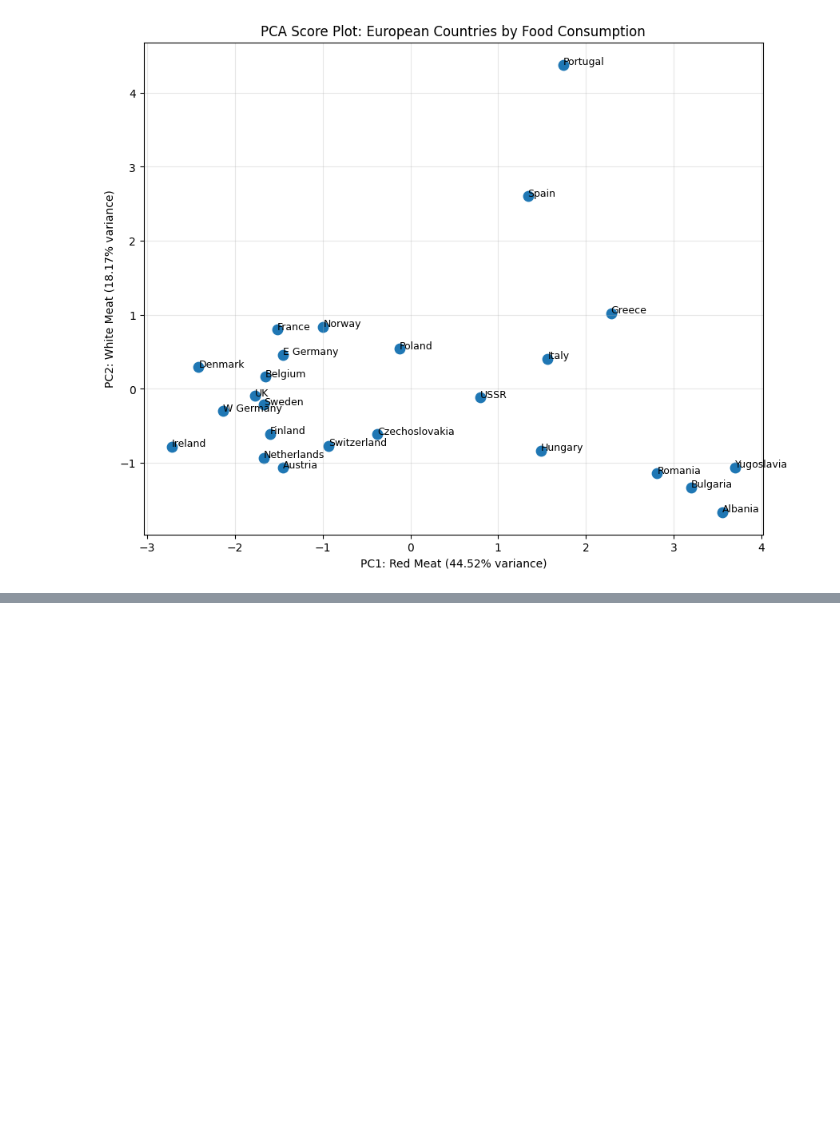
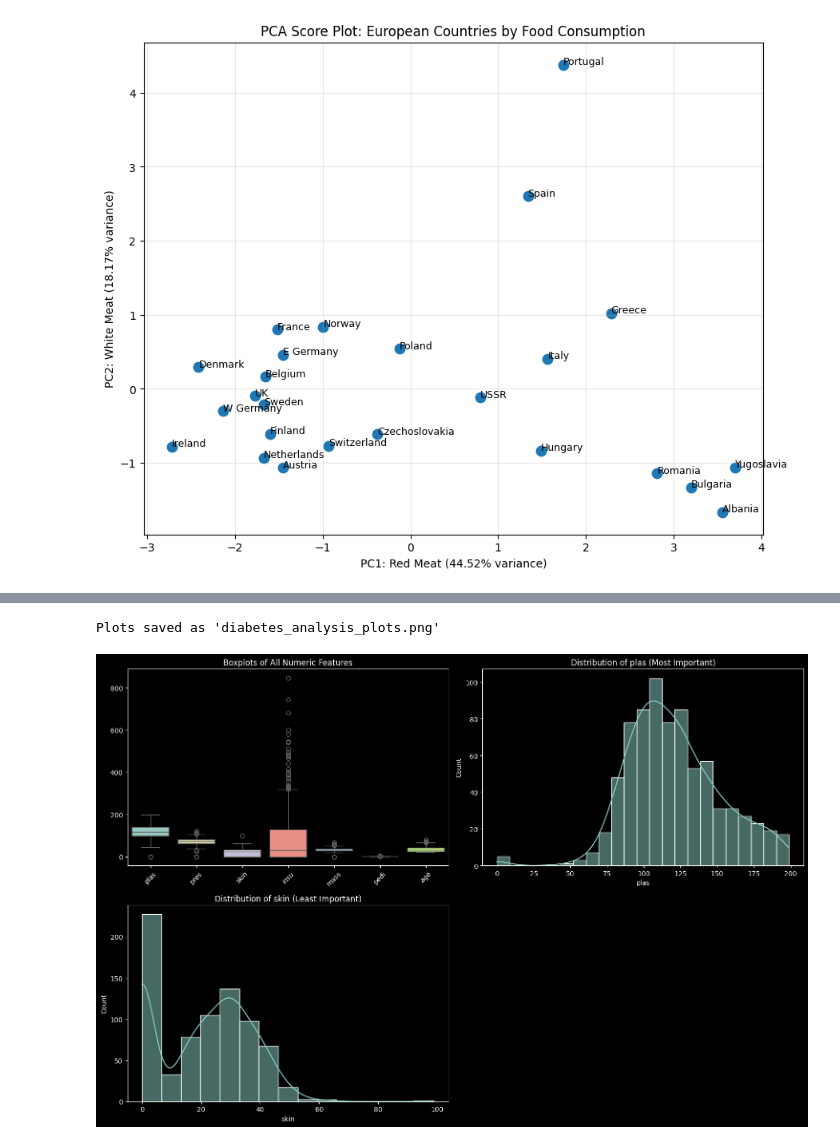
Before and after one commit to oalisax/AMLHC_Tasks_OCAL, a Jupyter notebook: src/python/intro.ipynb, the cells around one changed output, grey strips where cells are left out. Cells and saved outputs as stored; diff of their text form; code cells hidden in the pictures; blank space fills up the shorter version.

Commit message:
Feature selection and visualization

```diff
--- a/src/python/intro.ipynb
+++ b/src/python/intro.ipynb
@@ -230,0 +303,12 @@ Variance explained by PC2: 18.17%
+# %%
+# replacing outliers with NA
+df_with_outliers = diabetes_df.copy()
+
+for col in numeric_columns:
+    mask = outliers[f'{col}_outlier']
+    df_with_outliers.loc[mask, col] = np.nan
+
+# selecting complete cases (= removing rows with NA´s)
+
+clean_data = df_with_outliers.dropna()
+print(clean_data)
@@ -230,0 +381,38 @@ Variance explained by PC2: 18.17%
+# %%
+# creating boxplot and distribution plots (of one discriminating and one non-discriminating feature)
+# Note -> this part was done with Claude.ai
+
+import seaborn as sns
+import matplotlib.pyplot as plt
+
+# Set up the plotting area
+plt.figure(figsize=(15, 10))
+
+# Boxplots for all numeric features
+plt.subplot(2, 2, 1)
+sns.boxplot(data=diabetes_df[numeric_columns])
+plt.title('Boxplots of All Numeric Features')
+plt.xticks(rotation=45)
+
+# Distribution plot for the most important feature
+plt.subplot(2, 2, 2)
+sns.histplot(diabetes_df[most_important], kde=True)
+plt.title(f'Distribution of {most_important} (Most Important)')
+
+# Distribution plot for the least important feature
+plt.subplot(2, 2, 3)
+sns.histplot(diabetes_df[least_important], kde=True)
+plt.title(f'Distribution of {least_important} (Least Important)')
+
+# Comparison of distributions by outcome (if available)
+if 'Outcome' in diabetes_df.columns:
+    plt.subplot(2, 2, 4)
+    sns.boxplot(x='Outcome', y=most_important, data=diabetes_df)
+    plt.title(f'{most_important} vs. Outcome')
+
+plt.tight_layout()
+plt.savefig('diabetes_analysis_plots.png')
+print("Plots saved as 'diabetes_analysis_plots.png'")
+# %% [output]
+Plots saved as 'diabetes_analysis_plots.png'
+[figure, added]
```
Also changed, not shown: parts of 5 cells of this notebook.
